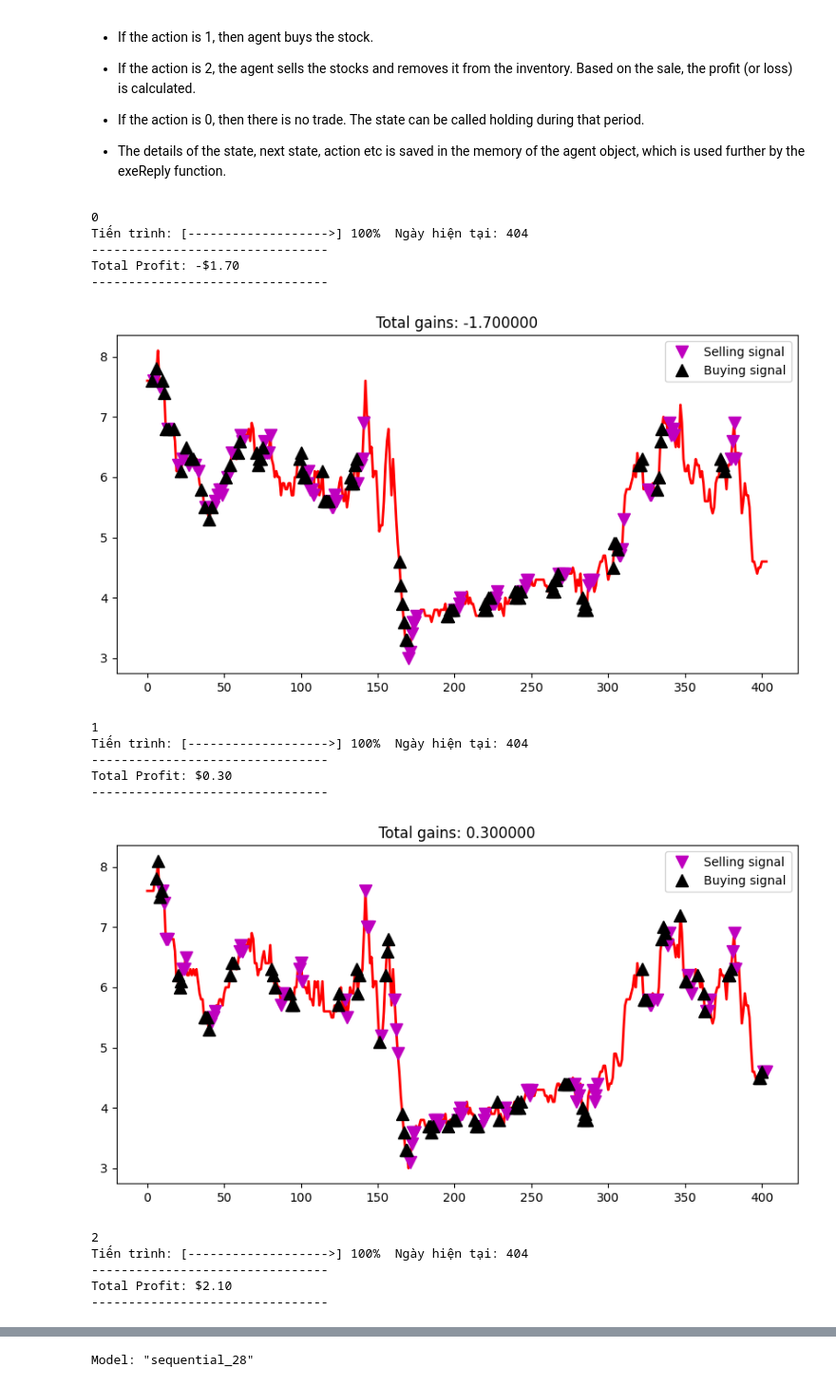
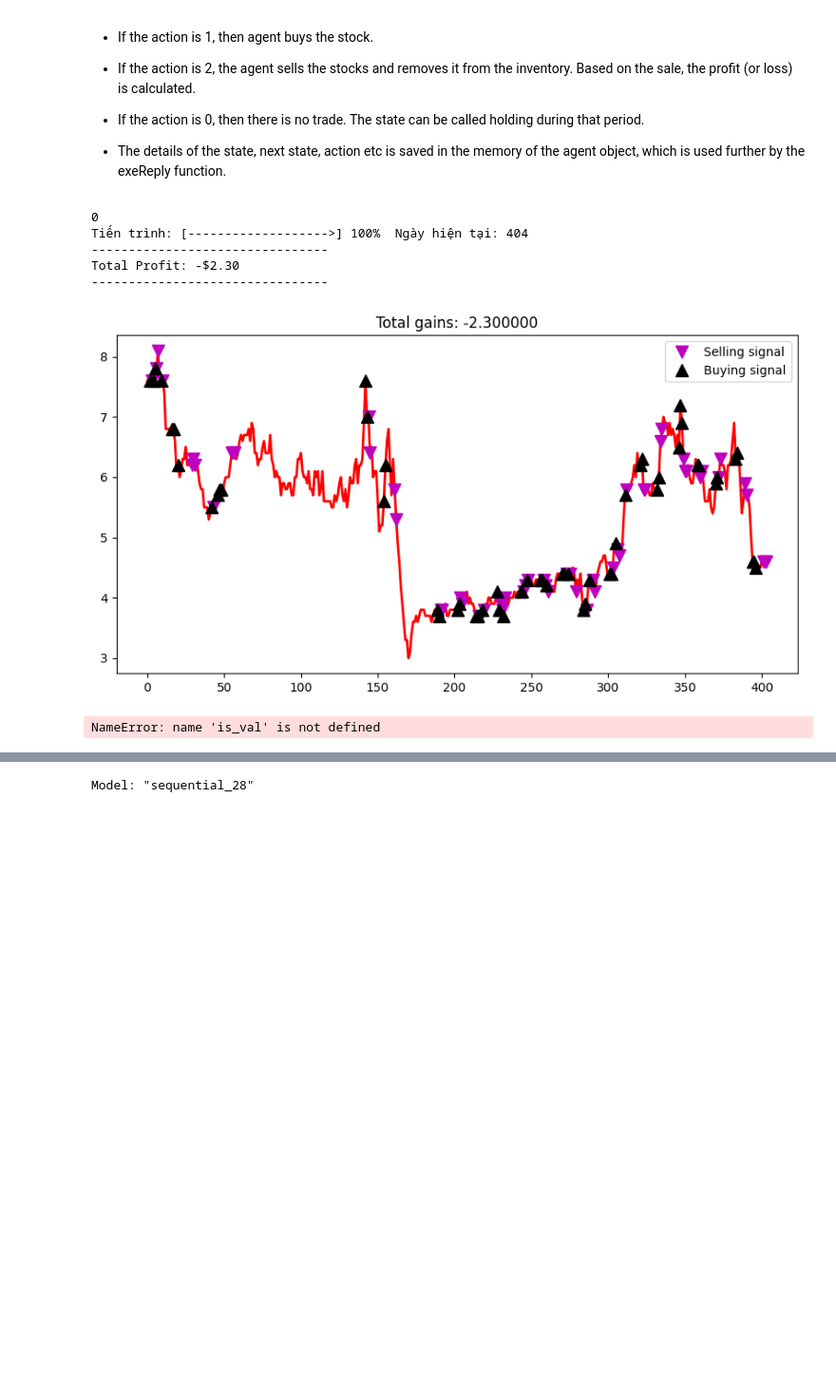
Before and after one commit to Likelipop/DQL_Trading_based, a Jupyter notebook: Stock_Trade_DQL.ipynb, the cells around one changed output, grey strips where cells are left out. Shown at 95% size. Saved outputs shown, nothing was run; the diff lists cells and outputs as text; code cells hidden in the pictures; blank space fills up the shorter version.

```diff
--- a/Stock_Trade_DQL.ipynb
+++ b/Stock_Trade_DQL.ipynb
@@ -529,7 +529,7 @@ class Agent:
     #The trained agents were evaluated by different initial random condition
     #and an e-greedy policy with epsilon 0.05. This procedure is adopted to minimize the possibility of overfitting during evaluation.
 
-
+    def act(self, state):
         #If it is test and self.epsilon is still very high, once the epsilon become low, there are no random
         #actions suggested.
         if not self.is_eval and random.random() <= self.epsilon:
@@ -722,7 +722,7 @@ class TradingEnv:
                     print("--------------------------------")
                     self.plot_behavior()
                     break
-            if (e % 2 == 0) and (not is_val):
+            if (e % 2 == 0) and (not self.is_val):
                 self.agent.model.save(f"model_ep{e}.keras")
 
     def plot_behavior(self):
@@ -775,23 +775,13 @@ def progress_bar(current, total, bar_length=20):
 # ... (mã hiện tại của bạn)
 # %%
 data = X_train
-env = TradingEnv(data, window_size=5, batch_size=10, episode_count=5, learning_interval=1)
+env = TradingEnv(data, window_size=1, batch_size=10, episode_count=15, learning_interval=1)
 env.run(tracking = 1)
 # %% [output]
 0
 Tiến trình: [------------------->] 100%  Ngày hiện tại: 404
 --------------------------------
-Total Profit: -$1.70
+Total Profit: -$2.30
 --------------------------------
-[figure, old version]
+[figure, new version]
-1
-Tiến trình: [------------------->] 100%  Ngày hiện tại: 404
---------------------------------
-Total Profit: $0.30
---------------------------------
+NameError: name 'is_val' is not defined
-[figure, removed]
-2
-Tiến trình: [------------------->] 100%  Ngày hiện tại: 404
---------------------------------
-Total Profit: $2.10
---------------------------------
```
Also changed, not shown: parts of 6 cells of this notebook.
